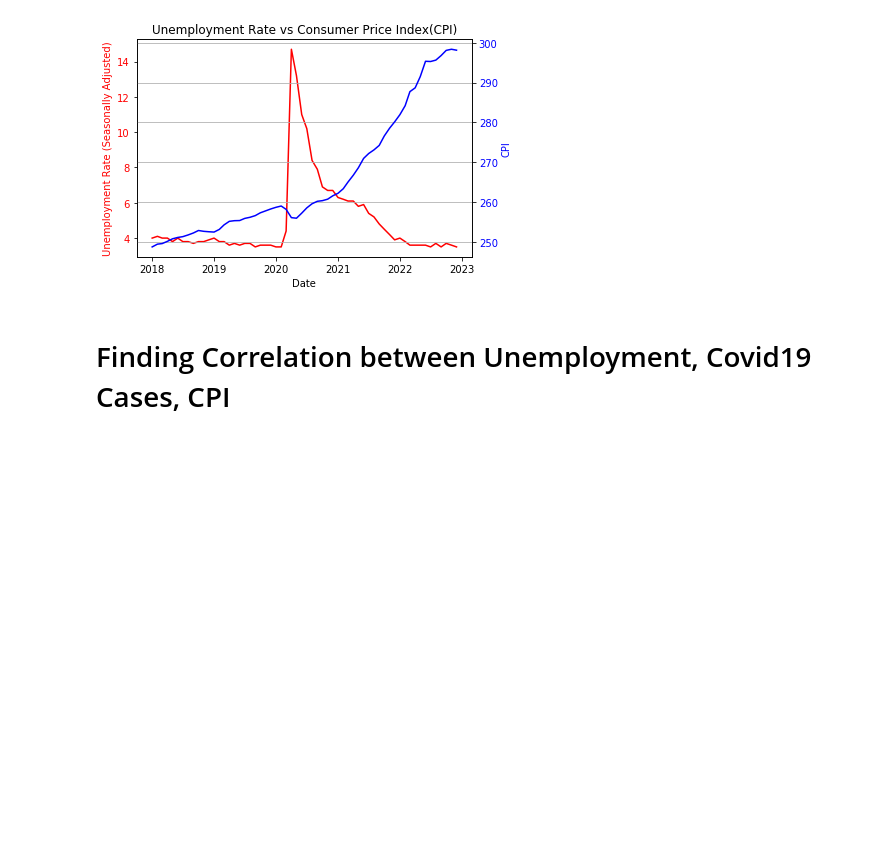
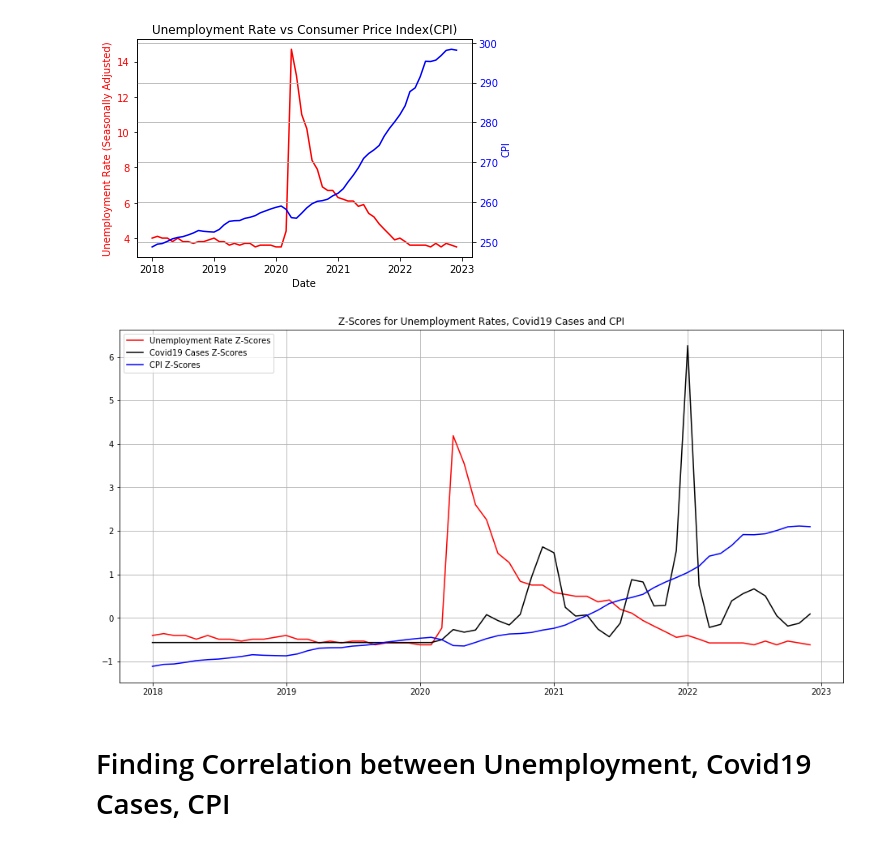
Before and after one commit to angelanarag/Project_1, a Jupyter notebook: code/Unemployment_Analysis_Angela.ipynb, the cells around one changed output. Cells and saved outputs as stored; diff of their text form; code cells hidden in the pictures; blank space fills up the shorter version.

```diff
--- a/code/Unemployment_Analysis_Angela.ipynb
+++ b/code/Unemployment_Analysis_Angela.ipynb
@@ -437,6 +594,30 @@ plt.show()
 # %% [output]
 <Figure size 1152x576 with 0 Axes>
 [figure]
+# %%
+# Using the Z-Scores calculated earlier to plot Unemployment, Covid19 Cases and CPI
+
+plt.figure(figsize=(16,8))
+
+# Plot the second line chart
+plt.plot(merged_df['Date'], z_scipy, label='Unemployment Rate Z-Scores', color='red')
+
+# Plot the second line chart
+plt.plot(merged_df['Date'], z_scipy_covid, label='Covid19 Cases Z-Scores', color='black')
+
+# Plot the third line chart
+plt.plot(merged_df['Date'], z_scipy_cpi, label='CPI Z-Scores', color='blue')
+
+# Incorporate the other graph properties
+plt.grid()
+plt.legend()
+plt.title('Z-Scores for Unemployment Rates, Covid19 Cases and CPI')
+
+
+# Show the line plot
+plt.show()
+# %% [output]
+[figure, added]
 # %% [markdown]
 # Finding Correlation between Unemployment, Covid19 Cases, CPI
 # %%
```
Also changed, not shown: parts of 21 cells of this notebook.
